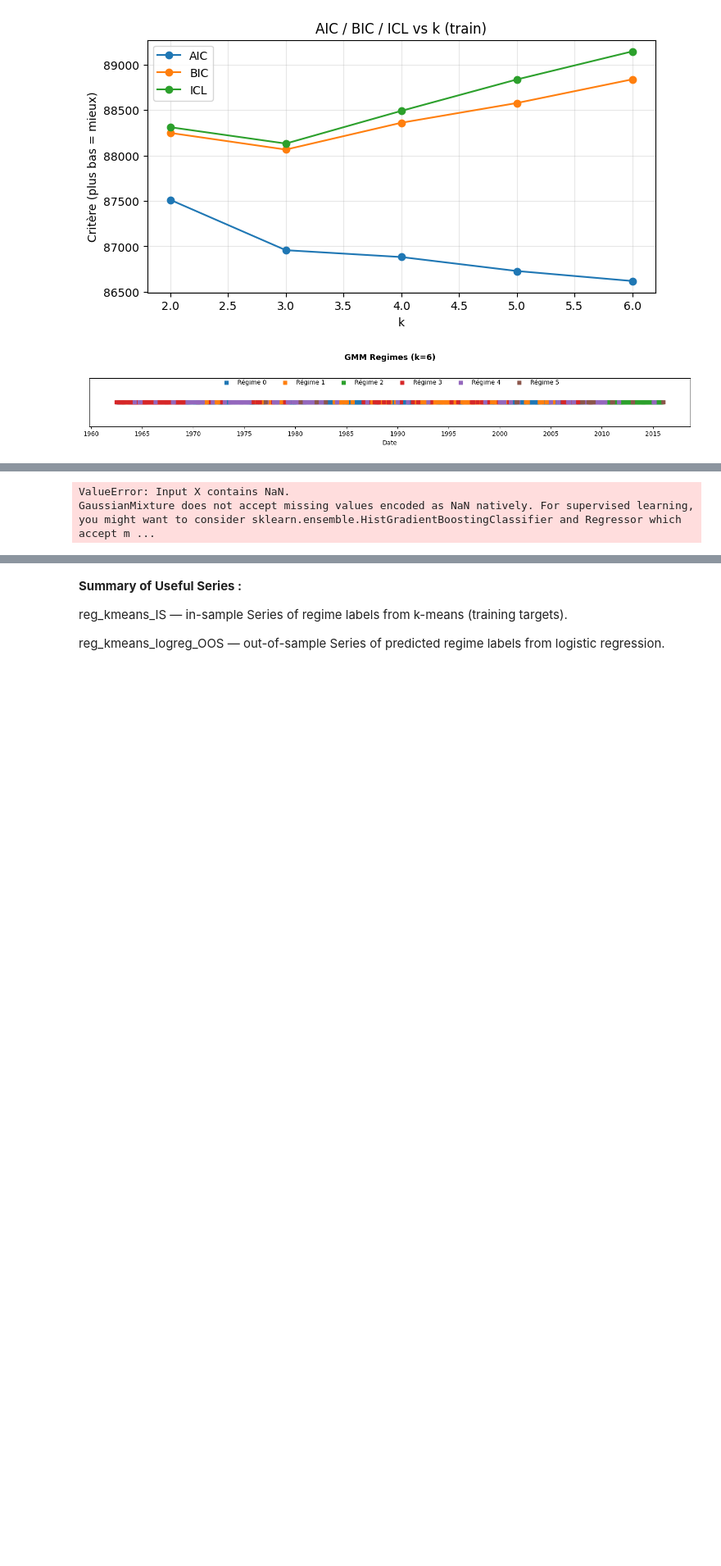
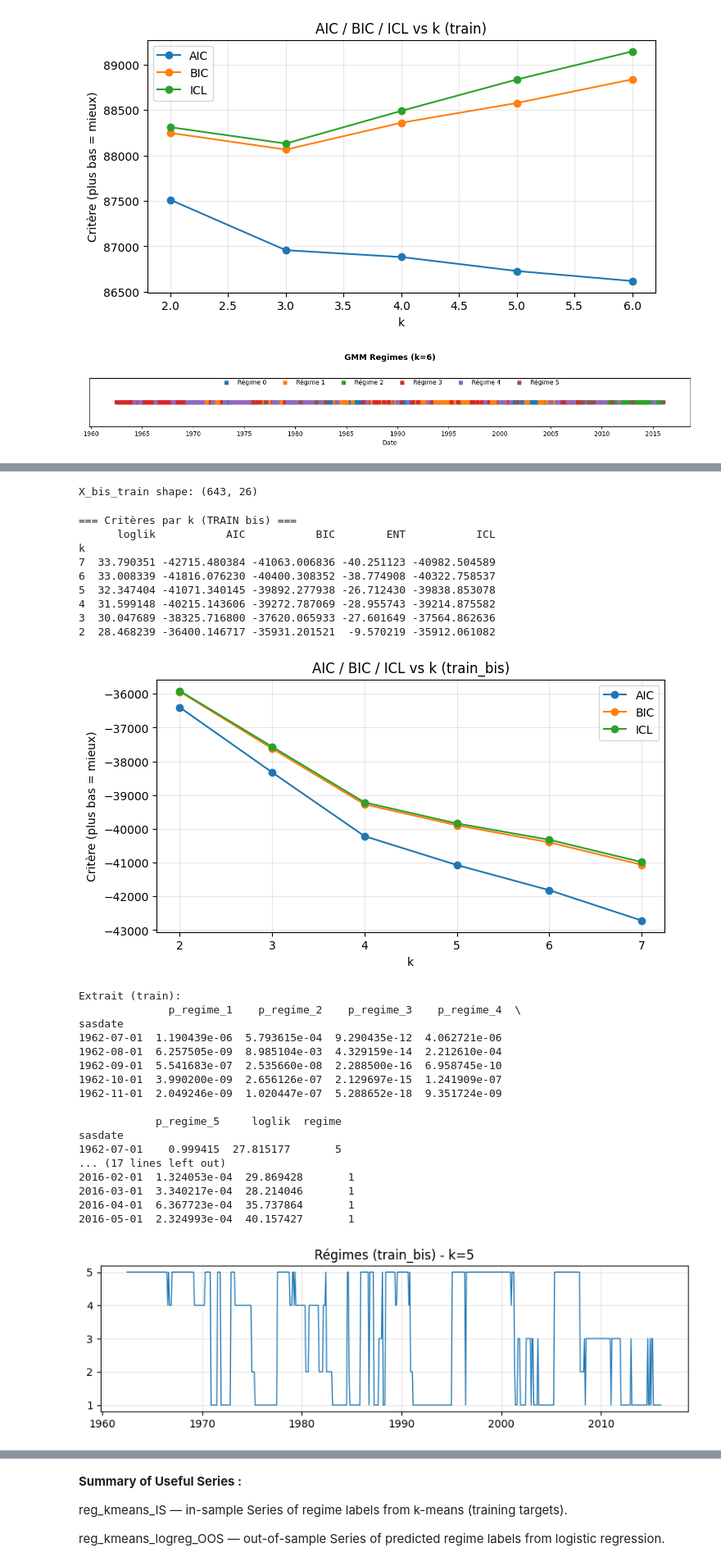
Before and after one commit to alexisdantzikian/ML_PM, a Jupyter notebook: nbs/main.ipynb, the cells around one changed output, grey strips where cells are left out. Shown at 82% size. Cells and saved outputs as stored; diff of their text form; code cells hidden in the pictures; blank space fills up the shorter version.

```diff
--- a/nbs/main.ipynb
+++ b/nbs/main.ipynb
@@ -239,8 +240,8 @@ df_transformed = df_transformed.loc[df_transformed.index >= START_DATE]
 fred_IS  = df_transformed.loc[:SPLIT_DATE].copy()
 fred_OOS = df_transformed.loc[SPLIT_DATE:].copy()
 
-fred_IS_bis = df_bis.loc[:SPLIT_DATE].copy()
-fred_OOS_bis = df_bis.loc[SPLIT_DATE:].copy()
+fred_IS_bis = df_bis.loc[START_DATE:SPLIT_DATE].copy()
+fred_OOS_bis = df_bis.loc[SPLIT_DATE:END_DATE].copy()
 # %% [markdown]
 The data are standardized using a StandardScaler, which removes the mean and scales each feature to unit variance — a necessary step for PCA, since principal components are sensitive to variable magnitudes. The scaler is fitted on the in-sample (IS) data to capture the historical distribution of each variable, and then applied to the out-of-sample (OOS) data to ensure consistent scaling without leaking future information.
 # %%
@@ -672,15 +704,18 @@ ValueError: Found input variables with inconsistent numbers of samples: [321, 32
+# %%
+
+X_bis_train = fred_IS_bis.copy()
+X_bis_test  = fred_OOS_bis.copy()
+
+print("X_bis_train shape:", X_bis_train.shape)
+# %% [output]
+X_bis_train shape: (643, 26)
 # %%
-import numpy as np
-import pandas as pd
-import matplotlib.pyplot as plt
-from sklearn.mixture import GaussianMixture
-
 # ----------------------------
 # 0) Données d'entrée (bis)
 # ----------------------------
 # Hypothèses : train_std_bis, test_std_bis existent déjà (DataFrames normalisés)
-X_bis_train = train_std_bis.copy()
-X_bis_test  = test_std_bis.copy()
+X_bis_train = fred_IS_bis.copy()
+X_bis_test  = fred_OOS_bis.copy()
 
 # (sécurité) enlève colonnes 100% NaN s'il y en a
 keep_cols = X_bis_train.columns[X_bis_train.notna().any()]
@@ -759,35 +794,61 @@ gmm_labels_train = pd.Series(labels_tr + 1, index=X_bis_train.index,
                              name="regime").astype(int)
 gmm_labels_test  = pd.Series(labels_te + 1, index=X_bis_test.index,
                              name="regime").astype(int)
 
 # (facultatif) DataFrames de diagnostic
 gmm_diag_train = pd.DataFrame(
     probas_tr, index=X_bis_train.index,
     columns=[f"p_regime_{i+1}" for i in range(chosen_k)]
 ).assign(loglik=llk_tr, regime=gmm_labels_train)
 
 gmm_diag_test = pd.DataFrame(
     probas_te, index=X_bis_test.index,
     columns=[f"p_regime_{i+1}" for i in range(chosen_k)]
 ).assign(loglik=llk_te, regime=gmm_labels_test)
 
 print("\nExtrait (train):")
 print(gmm_diag_train.head())
 print("\nExtrait (test):")
 print(gmm_diag_test.head())
 
 # ----------------------------
 # 5) (optionnel) petite visu des régimes
 # ----------------------------
 fig, ax = plt.subplots(figsize=(10, 2.5))
 ax.plot(gmm_labels_train.index, gmm_labels_train.values, lw=1)
 ax.set_title(f"Régimes (train_bis) - k={chosen_k}")
 ax.set_yticks(range(1, chosen_k+1))
 ax.grid(alpha=0.3)
 plt.show()
 # %% [output]
-ValueError: Input X contains NaN.
-GaussianMixture does not accept missing values encoded as NaN natively. For supervised learning, you might want to consider sklearn.ensemble.HistGradientBoostingClassifier and Regressor which accept m ...
+=== Critères par k (TRAIN bis) ===
+      loglik           AIC           BIC        ENT           ICL
+k
+7  33.790351 -42715.480384 -41063.006836 -40.251123 -40982.504589
+6  33.008339 -41816.076230 -40400.308352 -38.774908 -40322.758537
+5  32.347404 -41071.340145 -39892.277938 -26.712430 -39838.853078
+4  31.599148 -40215.143606 -39272.787069 -28.955743 -39214.875582
+3  30.047689 -38325.716800 -37620.065933 -27.601649 -37564.862636
+2  28.468239 -36400.146717 -35931.201521  -9.570219 -35912.061082
+[figure, added]
+Extrait (train):
+              p_regime_1    p_regime_2    p_regime_3    p_regime_4  \
+sasdate
+1962-07-01  1.190439e-06  5.793615e-04  9.290435e-12  4.062721e-06
+1962-08-01  6.257505e-09  8.985104e-03  4.329159e-14  2.212610e-04
+1962-09-01  5.541683e-07  2.535660e-08  2.288500e-16  6.958745e-10
+1962-10-01  3.990200e-09  2.656126e-07  2.129697e-15  1.241909e-07
+1962-11-01  2.049246e-09  1.020447e-07  5.288652e-18  9.351724e-09
+
+            p_regime_5     loglik  regime
+sasdate
+1962-07-01    0.999415  27.815177       5
+... (17 lines left out)
+2016-02-01  1.324053e-04  29.869428       1
+2016-03-01  3.340217e-04  28.214046       1
+2016-04-01  6.367723e-04  35.737864       1
+2016-05-01  2.324993e-04  40.157427       1
+[figure, added]
 # %%
 import matplotlib.dates as mdates
 import seaborn as sns
```
Also changed, not shown: parts of 17 cells of this notebook.
